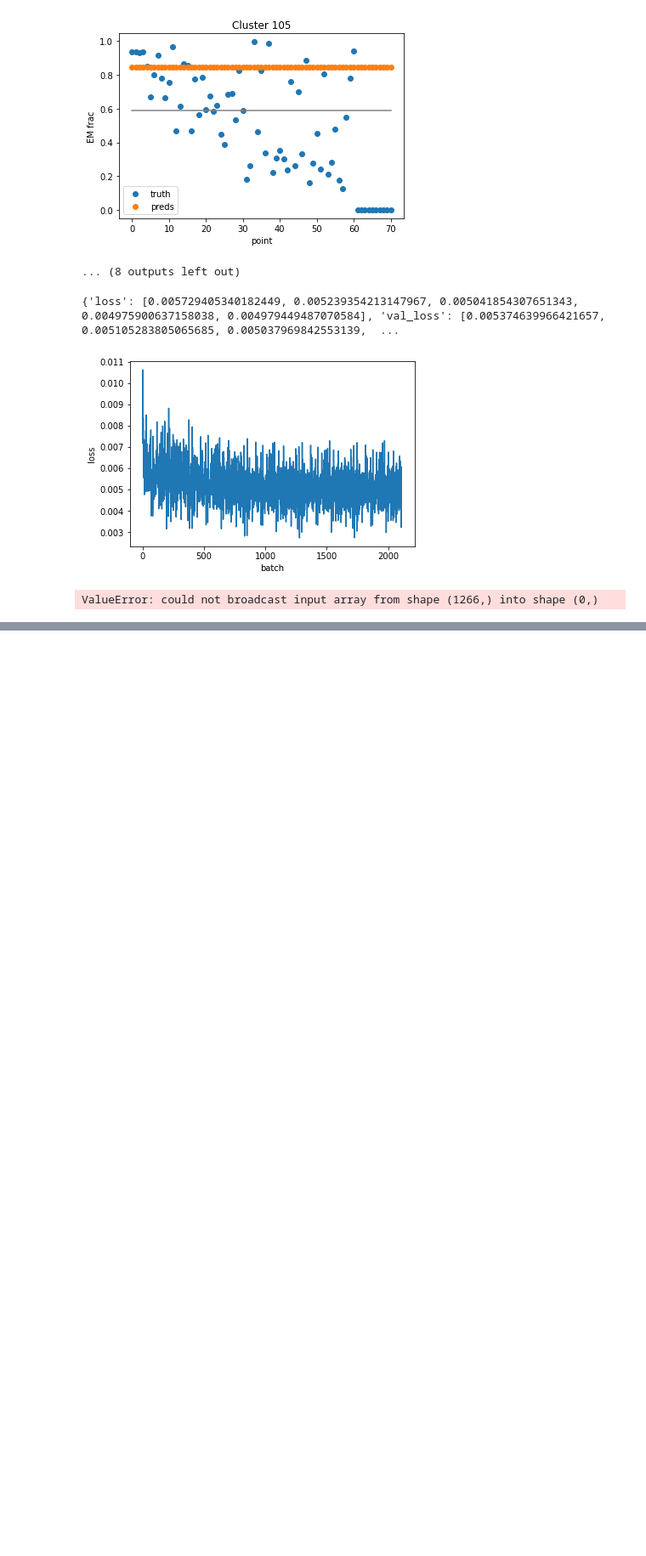
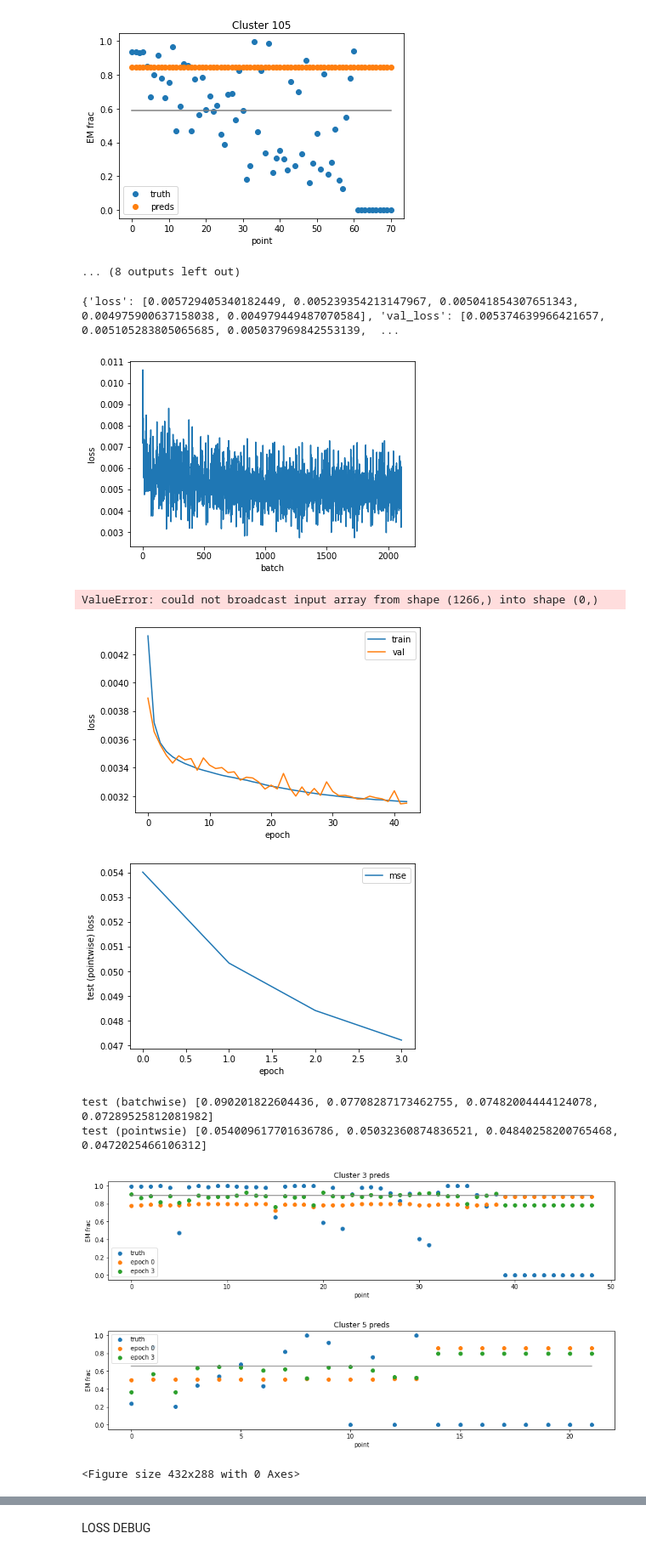
Before and after one commit to markojovo/JetPointNet, a Jupyter notebook: nbs/training_analysis.ipynb, the cells around one changed output, grey strips where cells are left out. Shown at 85% size. Drawn from its saved outputs; the diff is of its cells as text; code cells hidden in the pictures; blank space fills up the shorter version.

```diff
--- a/nbs/analysis.ipynb
+++ b/nbs/training_analysis.ipynb
@@ -526,3 +553,53 @@ plot_batch_loss(loss)
 {'loss': [0.005729405340182449, 0.005239354213147967, 0.005041854307651343, 0.004975900637158038, 0.004979449487070584], 'val_loss': [0.005374639966421657, 0.005105283805065685, 0.005037969842553139,  ...
 [figure]
 ValueError: could not broadcast input array from shape (1266,) into shape (0,)
+# %%
+# load all train data
+dir = '/fast_scratch_1/jbohm/train_testing_data/pointnet_train_1/gamma_325_tr_40_tst_40_val_50_epoch_BN_cartesian'
+loss_data = genfromtxt(dir + "/log_loss.csv", delimiter=',').transpose()
+loss = loss_data[1]
+val_loss = loss_data[2]
+
+num_epochs = 4
+preds = []
+mse_batch_loss = []
+pointwise_loss = []
+labels = np.load(dir + "/tests/labels.npy")
+for epoch in range(num_epochs):
+    preds.append(np.load(dir + "/tests/preds_" + str(epoch) + ".npy"))
+    mse_batch_loss.append(mse_batch_no_pad(preds[epoch], labels))
+    pointwise_loss.append(pointwise_loss_func(labels, preds[epoch]))
+    #loss1.append(loss_func(labels, preds[epoch]))
+    #loss2.append(loss_func2(labels, preds[epoch]))
+
+# takes ~2.5 min
+# %%
+# plot train and val loss
+plot_epoch_loss(loss, val_loss)
+
+# plot manually computed mse batch loss
+fig = plt.figure()
+fig.patch.set_facecolor('white')
+plt.plot(pointwise_loss, label="mse")
+plt.xlabel("epoch")
+plt.ylabel("test (pointwise) loss")
+plt.legend()
+plt.show()
+#print("test mse (epoch 0):", mse_batch_loss[0])
+#print("test mse (epoch 21):", mse_batch_loss[21])
+print("test (batchwise)", mse_batch_loss)
+print("test (pointwsie)", pointwise_loss)
+# plot clusters preds/labels over epochs
+epochs = [0,3]
+clusters = [3,5]
+separate = True
+
+plot_clus_preds_acc(clusters, preds, labels, epochs)
+# %% [output]
+[figure, added]
+[figure, added]
+test (batchwise) [0.090201822604436, 0.07708287173462755, 0.07482004444124078, 0.07289525812081982]
+test (pointwsie) [0.054009617701636786, 0.05032360874836521, 0.04840258200765468, 0.0472025466106312]
+[figure, added]
+[figure, added]
+<Figure size 432x288 with 0 Axes>
@@ -528,0 +607,2 @@ ValueError: could not broadcast input array from shape (1266,) into shape (0,)
+# %% [markdown]
+LOSS DEBUG
```
Also changed, not shown: parts of 30 cells of this notebook, 8 other files.
